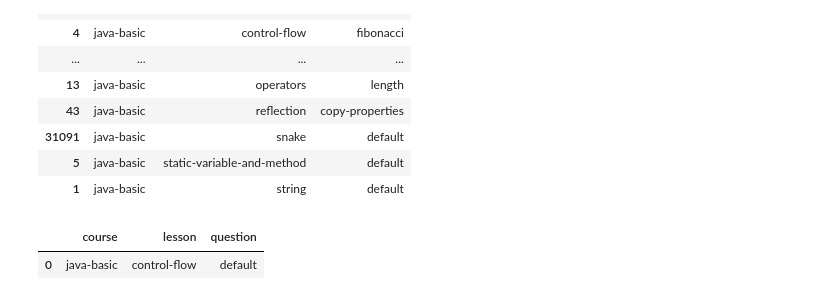
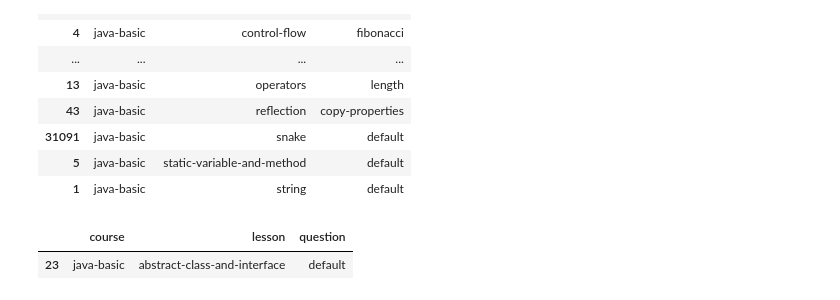
Before and after one commit to xzhren/autoQA, a Jupyter notebook: 1#AnswerUtils.ipynb, the cells around one changed output. Cells and saved outputs as stored; diff of their text form; code cells hidden in the pictures.

```diff
--- a/1#AnswerUtils.ipynb
+++ b/1#AnswerUtils.ipynb
@@ -174,9 +173,9 @@ code_keys.sort_values(['lesson'])
 | 5 | java-basic | static-variable-and-method | default |
 | 1 | java-basic | string | default |
 # %%
-sample_key = codeQA.get_key_by_index(0)
+sample_key = codeQA.get_key_by_index(1)
 sample_key
 # %% [output]
 |  | course | lesson | question |
-| 0 | java-basic | control-flow | default |
+| 23 | java-basic | abstract-class-and-interface | default |
 # %%
```
Also changed, not shown: parts of 20 cells of this notebook, 2 other files.
